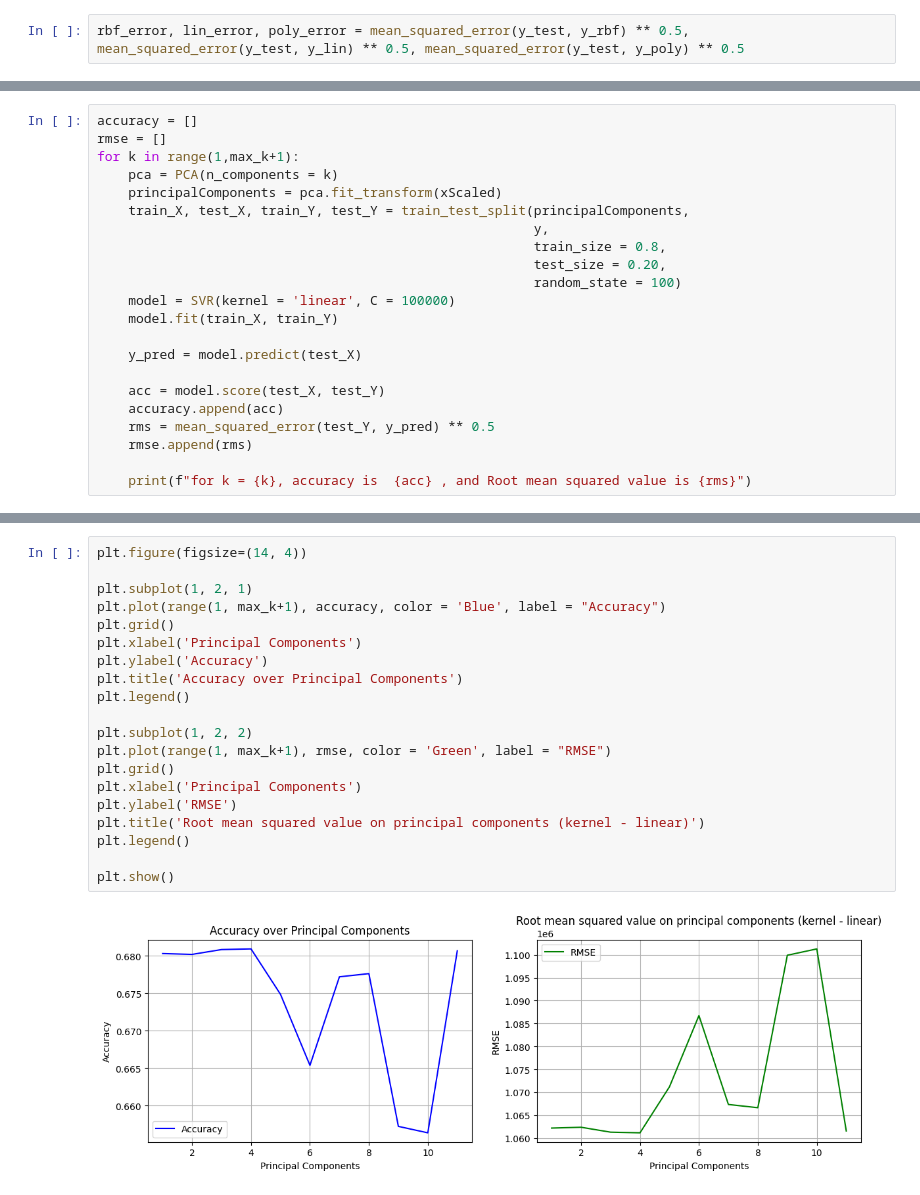
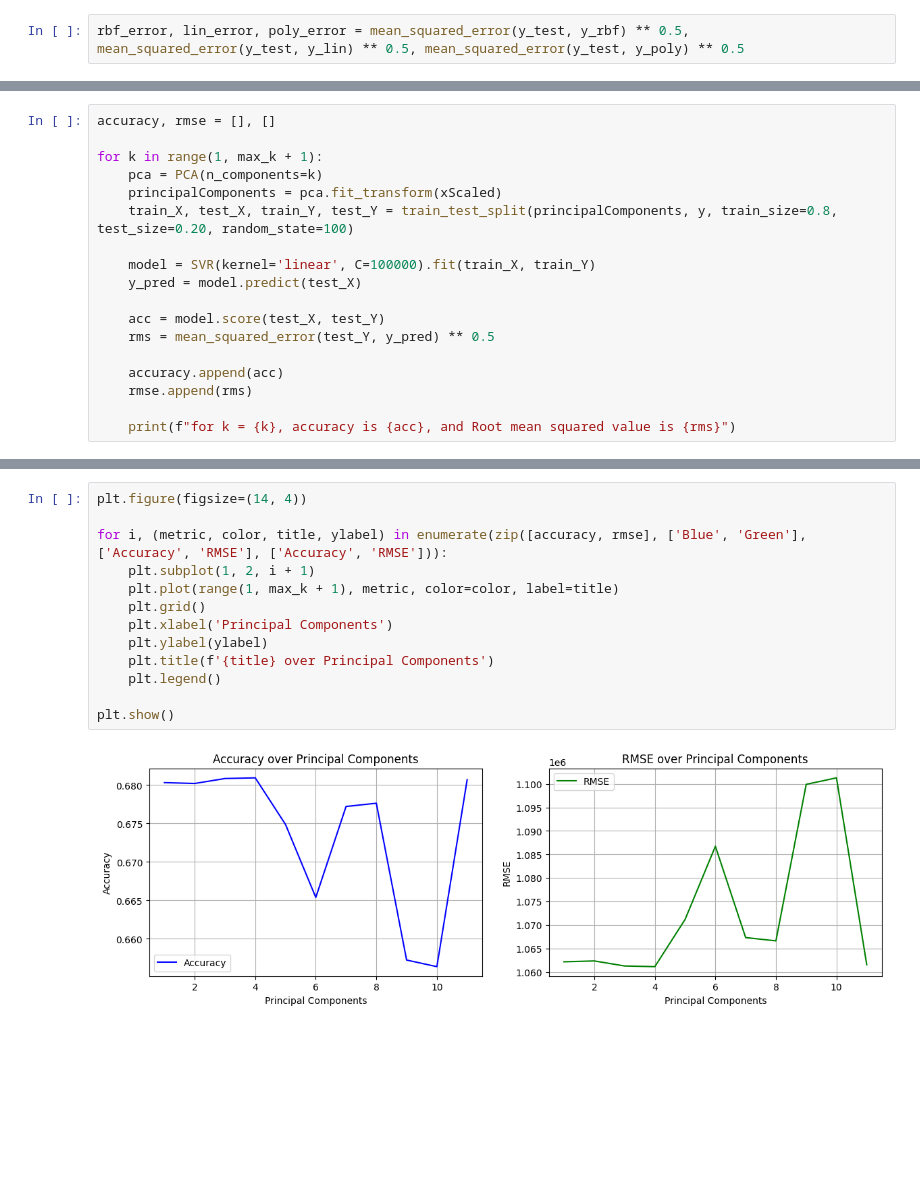
Before and after one commit to UmaNagirireddi/ML_Assignment4, a Jupyter notebook: ML_Ast4.ipynb, the cells around one changed output, grey strips where cells are left out. Saved outputs shown, nothing was run; the diff lists cells and outputs as text; blank space fills up the shorter version.

```diff
--- a/ML_Ast4.ipynb
+++ b/ML_Ast4.ipynb
@@ -324,23 +295,19 @@ max_k =xScaled.shape[1]
 # %%
-accuracy = []
-rmse = []
-for k in range(1,max_k+1):
-    pca = PCA(n_components = k)
+accuracy, rmse = [], []
+
+for k in range(1, max_k + 1):
+    pca = PCA(n_components=k)
     principalComponents = pca.fit_transform(xScaled)
-    train_X, test_X, train_Y, test_Y = train_test_split(principalComponents,
-                                                        y,
-                                                        train_size = 0.8,
-                                                        test_size = 0.20,
-                                                        random_state = 100)
-    model = SVR(kernel = 'linear', C = 100000)
-    model.fit(train_X, train_Y)
+    train_X, test_X, train_Y, test_Y = train_test_split(principalComponents, y, train_size=0.8, test_size=0.20, random_state=100)
 
+    model = SVR(kernel='linear', C=100000).fit(train_X, train_Y)
     y_pred = model.predict(test_X)
 
     acc = model.score(test_X, test_Y)
+    rms = mean_squared_error(test_Y, y_pred) ** 0.5
+
     accuracy.append(acc)
-    rms = mean_squared_error(test_Y, y_pred) ** 0.5
     rmse.append(rms)
 
-    print(f"for k = {k}, accuracy is  {acc} , and Root mean squared value is {rms}")
+    print(f"for k = {k}, accuracy is {acc}, and Root mean squared value is {rms}")
 # %% [output]
@@ -358,23 +325,16 @@ for k = 11, accuracy is  0.6806896152339323 , and Root mean squared value is 106
 # %%
 plt.figure(figsize=(14, 4))
 
-plt.subplot(1, 2, 1)
-plt.plot(range(1, max_k+1), accuracy, color = 'Blue', label = "Accuracy")
-plt.grid()
-plt.xlabel('Principal Components')
-plt.ylabel('Accuracy')
-plt.title('Accuracy over Principal Components')
-plt.legend()
-
-plt.subplot(1, 2, 2)
-plt.plot(range(1, max_k+1), rmse, color = 'Green', label = "RMSE")
-plt.grid()
-plt.xlabel('Principal Components')
-plt.ylabel('RMSE')
-plt.title('Root mean squared value on principal components (kernel - linear)')
-plt.legend()
+for i, (metric, color, title, ylabel) in enumerate(zip([accuracy, rmse], ['Blue', 'Green'], ['Accuracy', 'RMSE'], ['Accuracy', 'RMSE'])):
+    plt.subplot(1, 2, i + 1)
+    plt.plot(range(1, max_k + 1), metric, color=color, label=title)
+    plt.grid()
+    plt.xlabel('Principal Components')
+    plt.ylabel(ylabel)
+    plt.title(f'{title} over Principal Components')
+    plt.legend()
 
 plt.show()
 # %% [output]
-[figure, old version]
+[figure, new version]
 # %%
```
Also changed, not shown: parts of 26 cells of this notebook.
